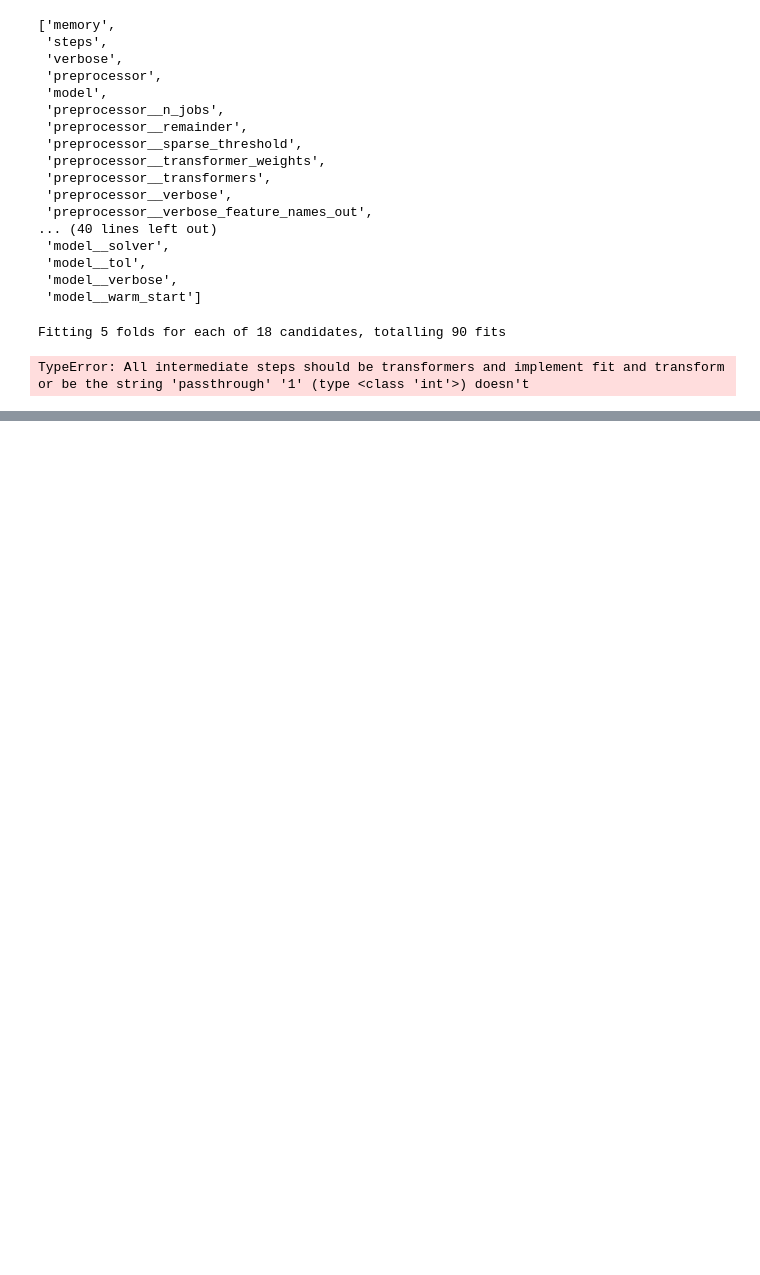
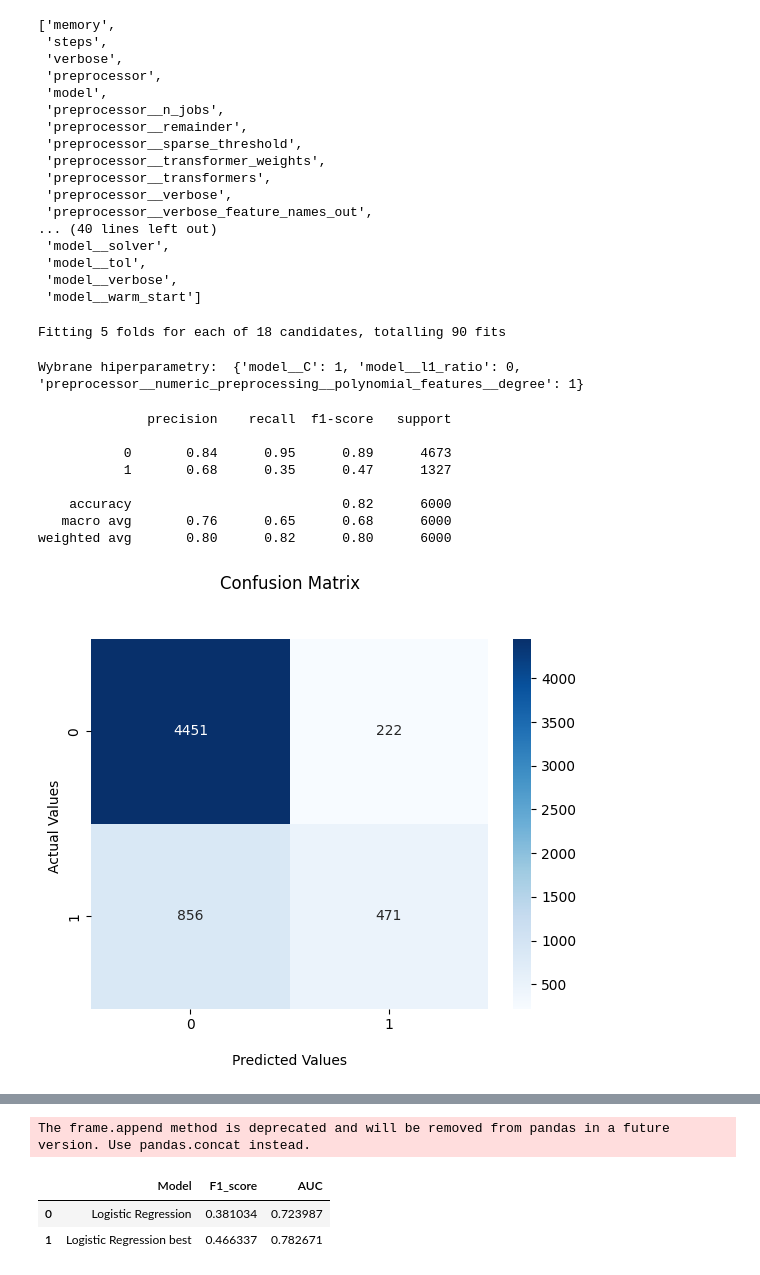
Before and after one commit to lukpytlewski/Credit-Scoring, a Jupyter notebook: credit_scoring.ipynb, the cells around one changed output, grey strips where cells are left out. Drawn from its saved outputs; the diff is of its cells as text; code cells hidden in the pictures; blank space fills up the shorter version.

```diff
--- a/credit_scoring.ipynb
+++ b/credit_scoring.ipynb
@@ -409,7 +416,7 @@ list(model_pipeline_lr.get_params().keys())
  'model__warm_start']
 # %%
 params = {
-    'preprocessor__numeric_preprocessing__polynomial_features': [1, 3],
+    'preprocessor__numeric_preprocessing__polynomial_features__degree': [1, 3],
     'model__C': [0.01, 1, 2],
     'model__l1_ratio': [0, 0.5, 1],
 }
@@ -426,4 +433,16 @@ print('Wybrane hiperparametry: ', grid_search.best_params_)
 model_pipeline_lr_best = grid_search.best_estimator_
 # %% [output]
 Fitting 5 folds for each of 18 candidates, totalling 90 fits
-TypeError: All intermediate steps should be transformers and implement fit and transform or be the string 'passthrough' '1' (type <class 'int'>) doesn't
+Wybrane hiperparametry:  {'model__C': 1, 'model__l1_ratio': 0, 'preprocessor__numeric_preprocessing__polynomial_features__degree': 1}
+# %%
+calculate_metrics(model_pipeline_lr_best, 'Logistic Regression best', X_test, y_test)
+# %% [output]
+              precision    recall  f1-score   support
+
+           0       0.84      0.95      0.89      4673
+           1       0.68      0.35      0.47      1327
+
+    accuracy                           0.82      6000
+   macro avg       0.76      0.65      0.68      6000
+weighted avg       0.80      0.82      0.80      6000
+[figure, added]
@@ -429,0 +450,4 @@ TypeError: All intermediate steps should be transformers and implement fit and t
+The frame.append method is deprecated and will be removed from pandas in a future version. Use pandas.concat instead.
+|  | Model | F1_score | AUC |
+| 0 | Logistic Regression | 0.381034 | 0.723987 |
+| 1 | Logistic Regression best | 0.466337 | 0.782671 |
```
Also changed, not shown: parts of 29 cells of this notebook.
